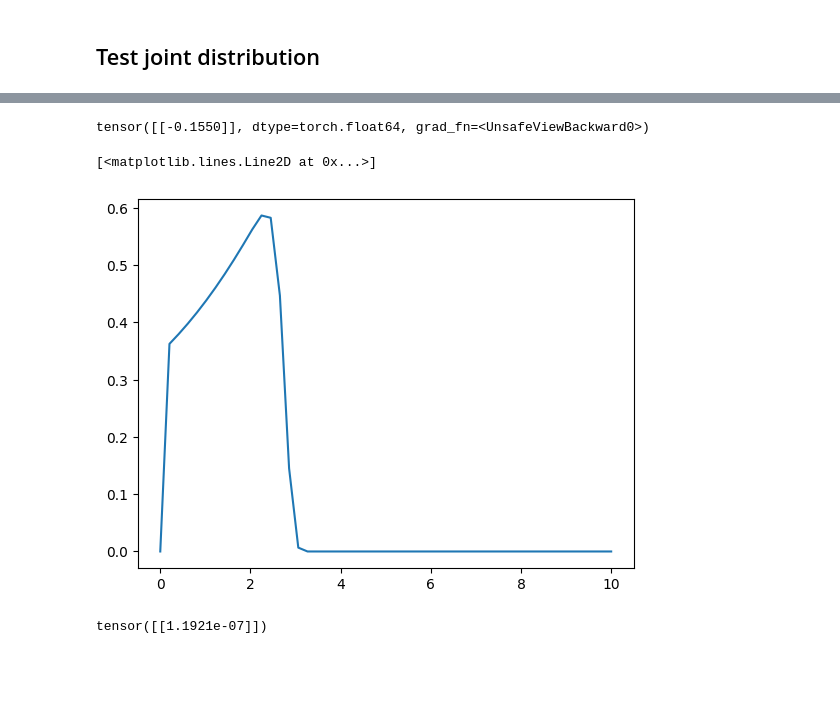
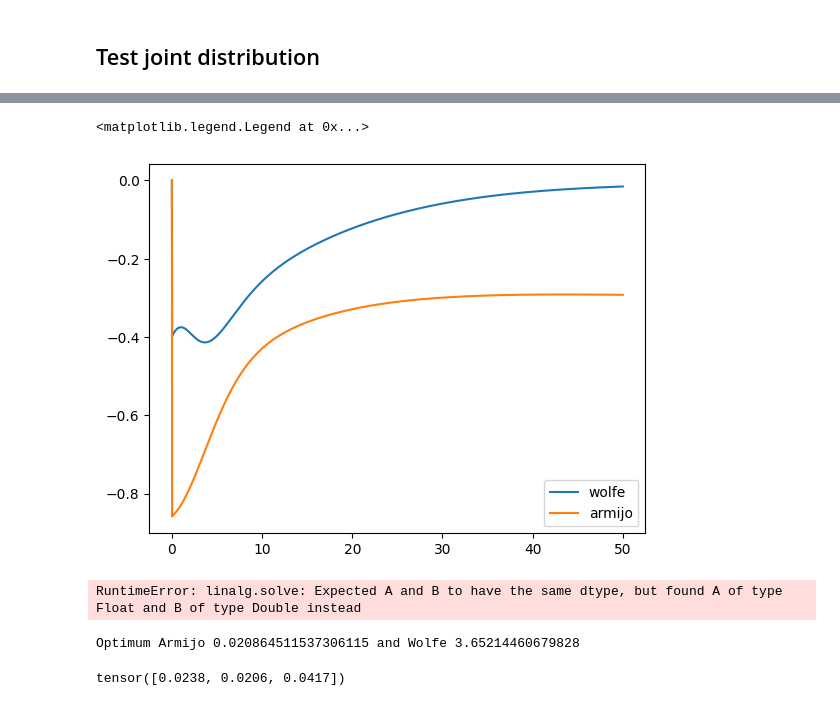
Before and after one commit to pierreosselin/ProbNES, a Jupyter notebook: notebook/test_wolfe.ipynb, the cells around one changed output, grey strips where cells are left out. Saved outputs shown, nothing was run; the diff lists cells and outputs as text; code cells hidden in the pictures; blank space fills up the shorter version.

Commit message:
Integrate local optimizers

```diff
--- a/notebook/test_wolfe.ipynb
+++ b/notebook/test_wolfe.ipynb
@@ -104,14 +105,16 @@ from gpytorch.kernels import RBFKernel
 from gpytorch.kernels.scale_kernel import ScaleKernel
 from gpytorch.priors.torch_priors import GammaPrior
 
-mean_distrib, var_distrib = torch.tensor([1.]), torch.diag(torch.tensor([.1]))
+mean_distrib, var_distrib = torch.tensor([0.]), torch.diag(torch.tensor([1.]))
 quad_distrib = MultivariateNormal(mean_distrib, var_distrib)
 NORMALIZE = True
 
-n = 100
+n = 7
 bounds = 2
 lb, up= -10., 10.
 train_X = torch.linspace(-bounds,bounds, n, dtype=torch.float64).reshape(-1,1)
+train_X = quad_distrib.sample((n,))
+train_X.to(dtype=torch.float64)
 #train_Y = (objective(train_X)).sum(dim=1, keepdim=True)
 train_Y = objective(train_X).reshape(-1,1)
 
@@ -145,26 +148,46 @@ plot_GP_fit(model, quad_distrib, train_X, train_Y, objective, normalize=NORMALIZ
 # %%
-mean_distrib, var_distrib = torch.tensor([0.]), torch.diag(torch.tensor([1.]))
+mean_distrib, var_distrib = torch.tensor([0.], dtype=train_X.dtype), torch.diag(torch.tensor([1.], dtype=train_X.dtype))
 quad_distrib = MultivariateNormal(mean_distrib, var_distrib)
-quad = Quadrature(model=model,
+quad_wolfe = Quadrature(model=model,
             distribution=quad_distrib,
-            c2=0.01)
-quad.quadrature()
-quad.gradient_direction()
-quad.d_epsilon
+            policy="wolfe")
+quad_wolfe.quadrature()
+quad_wolfe.gradient_direction()
+
+
+quad_armijo = Quadrature(model=model,
+            distribution=quad_distrib,
+            policy="armijo")
+quad_armijo.quadrature()
+quad_armijo.gradient_direction()
-# %% [output]
-tensor([[-0.1550]], dtype=torch.float64, grad_fn=<UnsafeViewBackward0>)
 # %%
-t_linspace = torch.linspace(0., 10., 50, dtype=train_X.dtype)
+t_linspace = torch.linspace(0., 50, 2000, dtype=train_X.dtype)
 result_wolfe = []
 for t in t_linspace:
-    result_wolfe.append(quad.compute_p_wolfe(t))
+    result_wolfe.append(quad_wolfe.criterion(float(t)))
 wolfe_tensor = torch.tensor(result_wolfe)
+
+t_linspace = torch.linspace(0., 50, 2000, dtype=train_X.dtype)
+result_armijo = []
+for t in t_linspace:
+    result_armijo.append(quad_armijo.criterion(float(t)))
+armijo_tensor = torch.tensor(result_armijo)
 # %%
-plt.plot(t_linspace, wolfe_tensor.detach().cpu())
+plt.plot(t_linspace, wolfe_tensor.detach().cpu(), label="wolfe")
+plt.plot(t_linspace, armijo_tensor.detach().cpu(), label="armijo")
+plt.legend()
 # %% [output]
-[<matplotlib.lines.Line2D at 0x...>]
+<matplotlib.legend.Legend at 0x...>
-[figure, old version]
+[figure, new version]
-# %%
-nearestPD(torch.tensor([[-1.]]))
-# %% [output]
-tensor([[1.1921e-07]])
+# %%
+plot_synthesis(model, quad=quad_wolfe, objective=objective, bounds=bounds, iteration=0, batch_size=5, save_path=".", standardize=True, mean_Y=mean_Y, std_Y=std_Y)
+# %% [output]
+RuntimeError: linalg.solve: Expected A and B to have the same dtype, but found A of type Float and B of type Double instead
+# %%
+from scipy.optimize import minimize_scalar
+opti_wolfe = minimize_scalar(quad_wolfe.criterion).x
+opti_armijo = minimize_scalar(quad_armijo.criterion).x
+
+print(f"Optimum Armijo {opti_armijo} and Wolfe {opti_wolfe}")
+# %% [output]
+Optimum Armijo 0.020864511537306115 and Wolfe 3.65214460679828
@@ -170,0 +198,4 @@ tensor([[1.1921e-07]])
+# %%
+mean_joint
+# %% [output]
+tensor([0.0238, 0.0206, 0.0417])
```
Also changed, not shown: parts of 6 cells of this notebook, 14 other files.
